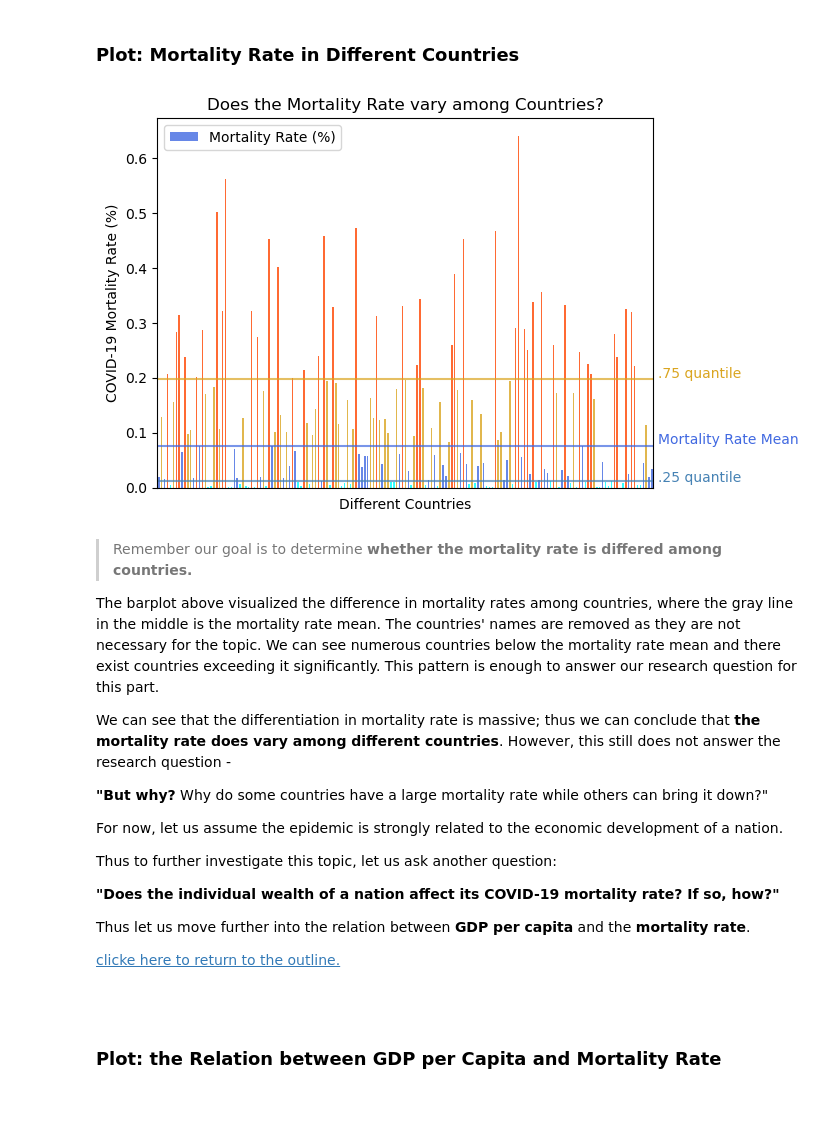
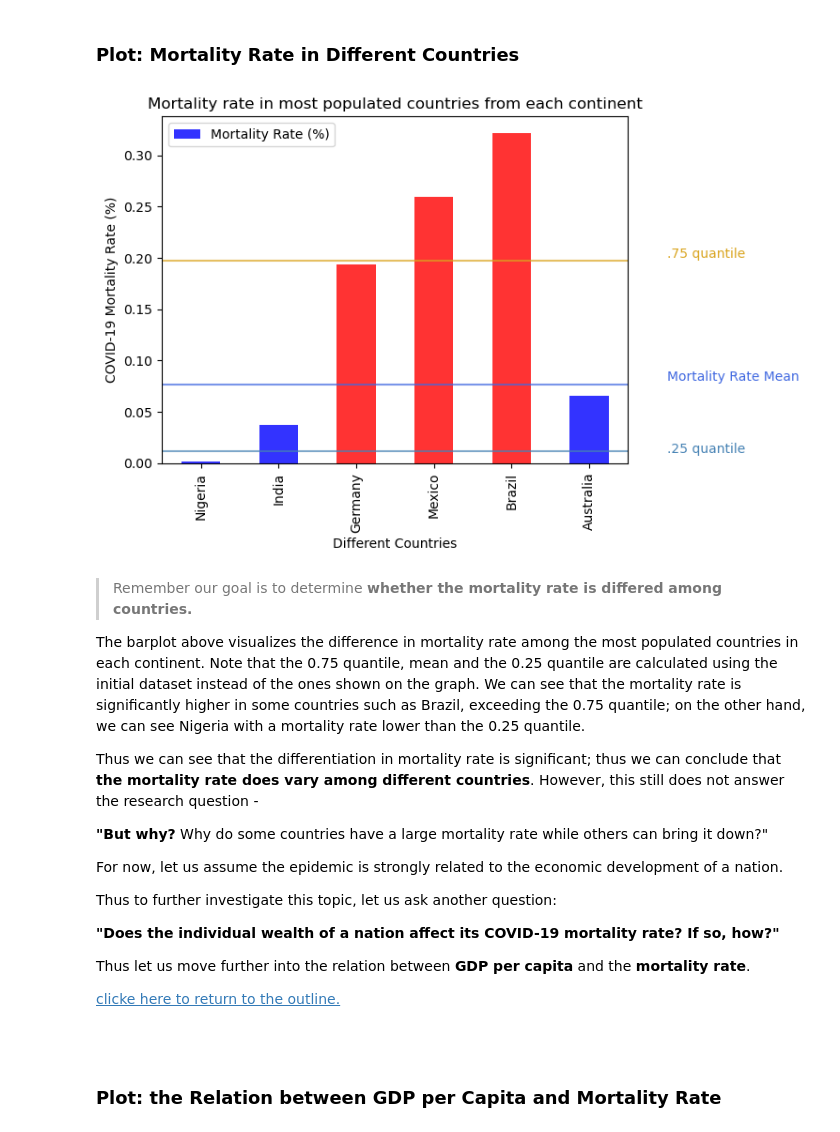
Before and after one commit to robinasaki/Analyzing-the-COVID-19-Mortality-Rate-with-respect-to-Different-Variables, a Jupyter notebook: Analyzing the COVID-19 Mortality Rate with respect to Different Variables.ipynb, the cells around one changed output. Cells and saved outputs as stored; diff of their text form; code cells hidden in the pictures; blank space fills up the shorter version.

```diff
--- a/Analyzing the COVID-19 Mortality Rate with respect to Different Variables.ipynb
+++ b/Analyzing the COVID-19 Mortality Rate with respect to Different Variables.ipynb
@@ -751,44 +745,45 @@ However, when the mortality rate rises between 1/23/20 and 8/10/20, the death co
 # %%
 ### plotting
 
 # give barplot
 fig, ax = plt.subplots()
 
+# select the most populated country from each continent
+country_death_population_2 = country_death_population.copy()
+country_death_population_2 = country_death_population_2.reset_index(drop=True)
+country_death_population_p = country_death_population_2.iloc[[115,70,58,101,22,8], :]
+
 # calculating quantiles
 quantile25 = country_death_population['Mortality Rate (%)'].quantile(.25)
 quantile50 = country_death_population['Mortality Rate (%)'].quantile(.50)
 quantile75 = country_death_population['Mortality Rate (%)'].quantile(.75)
 
-colors = ['aqua' if i<=quantile25 else 'royalblue' if i<=quantile50 else 'goldenrod' if i<=quantile75 else 'orangered' for i in country_death_population['Mortality Rate (%)']]
-#colors = ['red' if i<=quantile25 else 'darkred' if i<=quantile50 else 'orangered' if i<=quantile75 else 'dodgerblue' for i in country_death_population['Mortality Rate (%)']]
-
-country_death_population_plot = country_death_population.loc[:,['Country/Region','Mortality Rate (%)']]
+country_death_population_plot = country_death_population_p.loc[:,['Country/Region','Mortality Rate (%)']]
 mortality_mean = country_death_population_plot['Mortality Rate (%)'].mean()
 
-country_death_population_plot.plot.bar(ax=ax,x='Country/Region', y='Mortality Rate (%)',alpha = 0.8, color=colors)
+country_death_population_plot.plot.bar(ax=ax,x='Country/Region', y='Mortality Rate (%)',alpha = 0.8, color=['b','b','r','r','r','b'])
 
 ax.set_ylabel('COVID-19 Mortality Rate (%)')
 ax.set_xlabel('Different Countries')
-ax.set_title('Does the Mortality Rate vary among Countries?')
-ax.set_xticks([])
+ax.set_title('Mortality rate in most populated countries from each continent')
 
-plt.axline(xy1=[0,quantile25],xy2=[100,quantile25],color='steelblue',alpha=0.7)
-ax.text(172,0.01,'.25 quantile',color='steelblue')
+plt.axline(xy1=[0,quantile25],xy2=[6,quantile25],color='steelblue',alpha=0.7)
+ax.text(6,0.01,'.25 quantile',color='steelblue')
 
-plt.axline(xy1=[0,quantile50],xy2=[100,quantile50],color = 'royalblue',alpha = 0.7)
-ax.text(172,0.08,'Mortality Rate Mean',color='royalblue')
+plt.axline(xy1=[0,quantile50],xy2=[6,quantile50],color = 'royalblue',alpha = 0.7)
+ax.text(6,0.08,'Mortality Rate Mean',color='royalblue')
 
-plt.axline(xy1=[0,quantile75],xy2=[100,quantile75],color='goldenrod',alpha=0.7)
-ax.text(172,0.2,'.75 quantile',color='goldenrod')
+plt.axline(xy1=[0,quantile75],xy2=[6,quantile75],color='goldenrod',alpha=0.7)
+ax.text(6,0.2,'.75 quantile',color='goldenrod')
 plt.show()
 # %% [output]
-[figure, old version]
+[figure, new version]
 # %% [markdown]
 > Remember our goal is to determine **whether the mortality rate is differed among countries.**
 
-The barplot above visualized the difference in mortality rates among countries, where the gray line in the middle is the mortality rate mean. The countries' names are removed as they are not necessary for the topic. We can see numerous countries below the mortality rate mean and there exist countries exceeding it significantly. This pattern is enough to answer our research question for this part.
+The barplot above visualizes the difference in mortality rate among the most populated countries in each continent. Note that the 0.75 quantile, mean and the 0.25 quantile are calculated using the initial dataset instead of the ones shown on the graph. We can see that the mortality rate is significantly higher in some countries such as Brazil, exceeding the 0.75 quantile; on the other hand, we can see Nigeria with a mortality rate lower than the 0.25 quantile.
 
-We can see that the differentiation in mortality rate is massive; thus we can conclude that **the mortality rate does vary among different countries**. However, this still does not answer the research question -
+Thus we can see that the differentiation in mortality rate is significant; thus we can conclude that **the mortality rate does vary among different countries**. However, this still does not answer the research question -
 
 **"But why?** Why do some countries have a large mortality rate while others can bring it down?"
 
```
Also changed, not shown: parts of 43 cells of this notebook.
